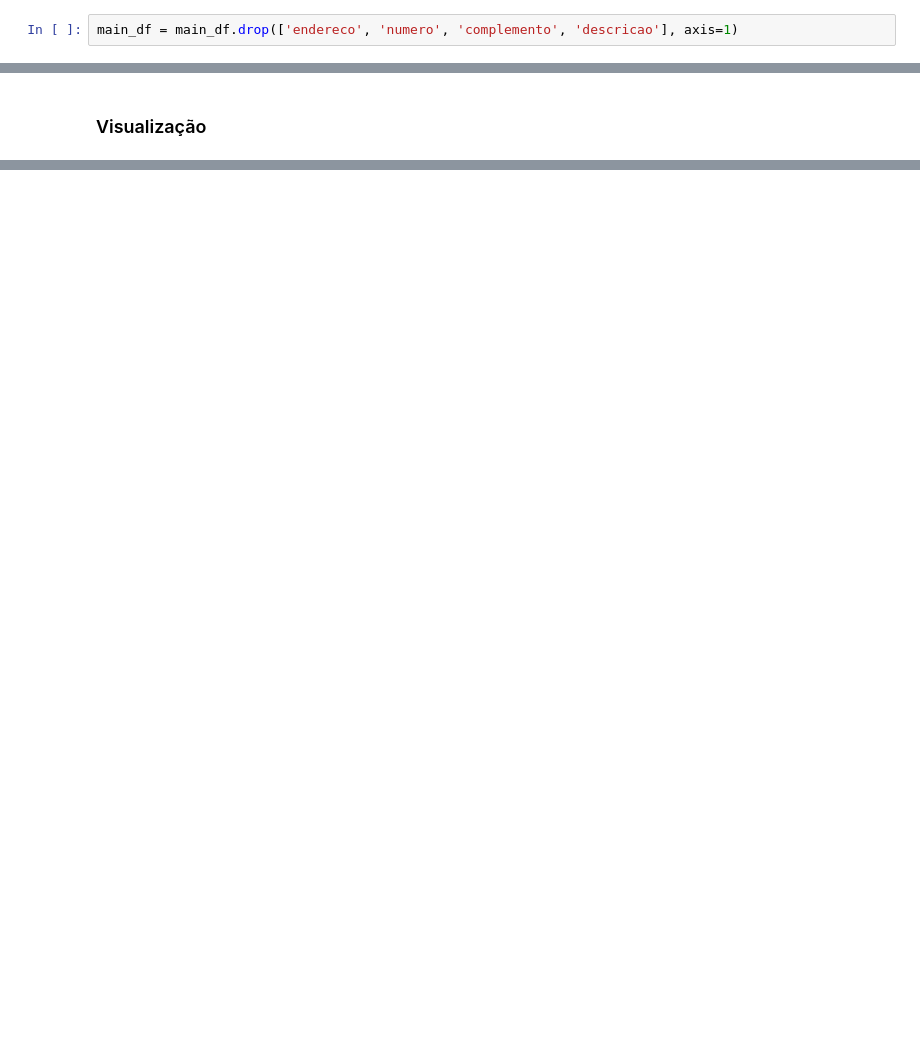
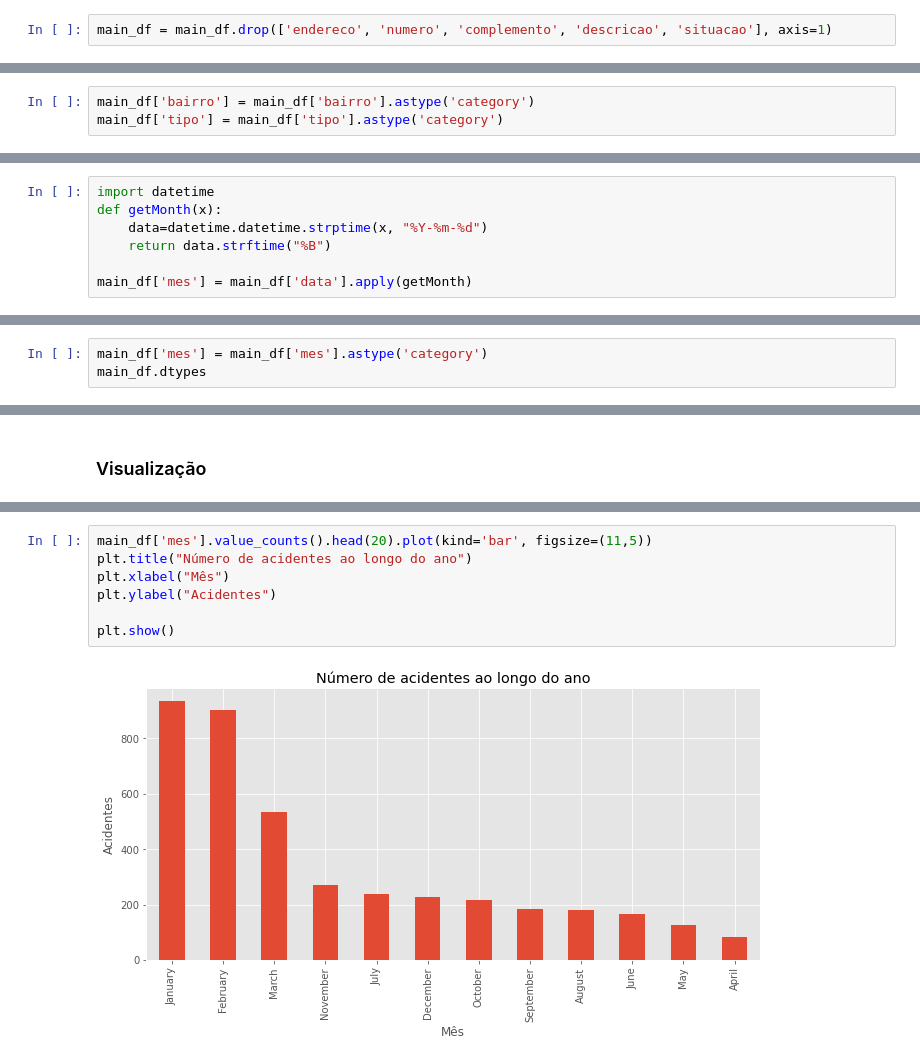
Before and after one commit to eduardoluiz7/IF697---Projeto-Ci-ncia-de-Dados, a Jupyter notebook: Projeto DataScience.ipynb, the cells around one changed output, grey strips where cells are left out. Drawn from its saved outputs; the diff is of its cells as text; blank space fills up the shorter version.

```diff
--- a/Projeto DataScience.ipynb
+++ b/Projeto DataScience.ipynb
@@ -177,4 +159,4 @@ vitimas            14
 vitimasfatais    4037
 dtype: int64
 # %%
-main_df = main_df.drop(['endereco', 'numero', 'complemento', 'descricao'], axis=1)
+main_df = main_df.drop(['endereco', 'numero', 'complemento', 'descricao', 'situacao'], axis=1)
@@ -180,0 +182,3 @@ main_df = main_df.drop(['endereco', 'numero', 'complemento', 'descricao'], axis=
+# %%
+main_df['bairro'] = main_df['bairro'].astype('category')
+main_df['tipo'] = main_df['tipo'].astype('category')
@@ -180,0 +204,7 @@ main_df = main_df.drop(['endereco', 'numero', 'complemento', 'descricao'], axis=
+# %%
+import datetime
+def getMonth(x):
+    data=datetime.datetime.strptime(x, "%Y-%m-%d")
+    return data.strftime("%B")
+
+main_df['mes'] = main_df['data'].apply(getMonth)
@@ -180,0 +227,3 @@ main_df = main_df.drop(['endereco', 'numero', 'complemento', 'descricao'], axis=
+# %%
+main_df['mes'] = main_df['mes'].astype('category')
+main_df.dtypes
@@ -191,0 +259,9 @@ plt.show()
+# %%
+main_df['mes'].value_counts().head(20).plot(kind='bar', figsize=(11,5))
+plt.title("Número de acidentes ao longo do ano")
+plt.xlabel("Mês")
+plt.ylabel("Acidentes")
+
+plt.show()
+# %% [output]
+[figure, added]
```
Also changed, not shown: parts of 9 cells of this notebook.
